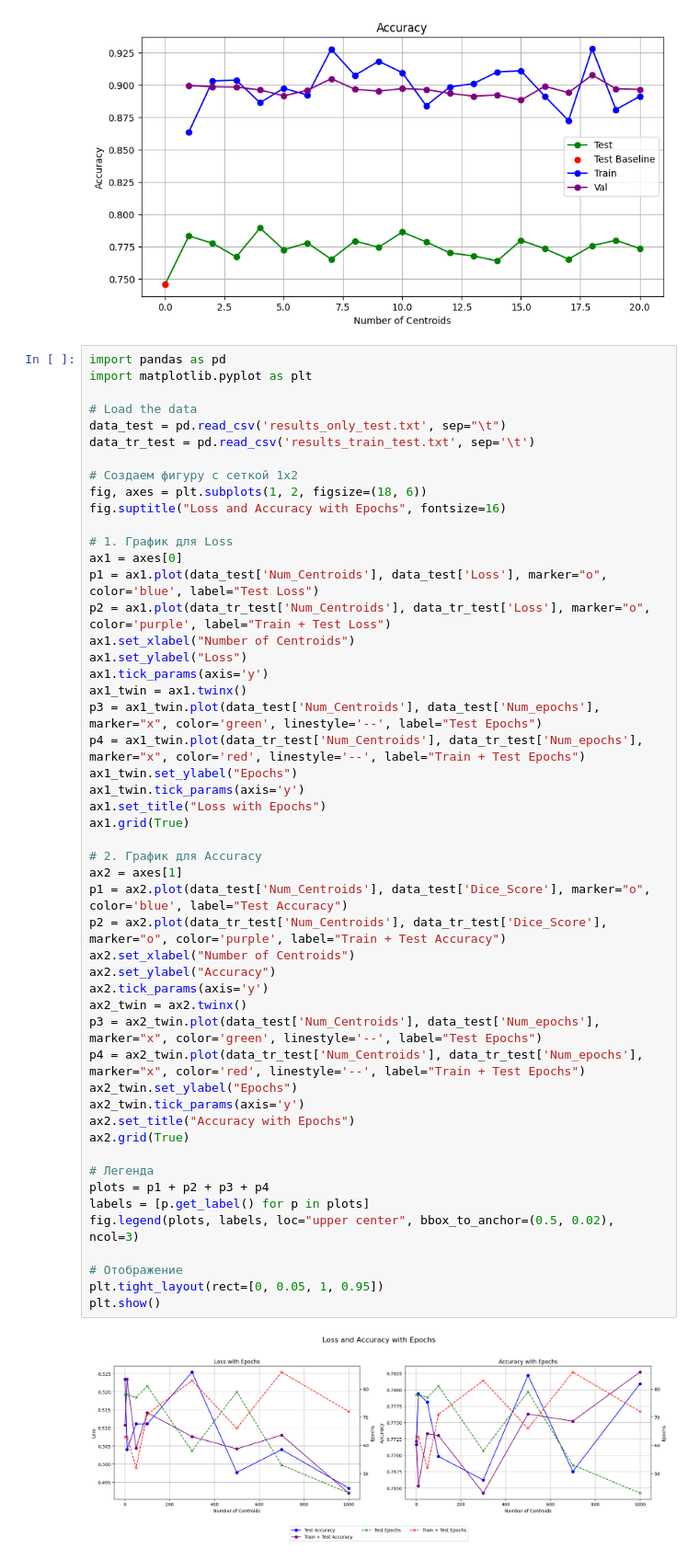
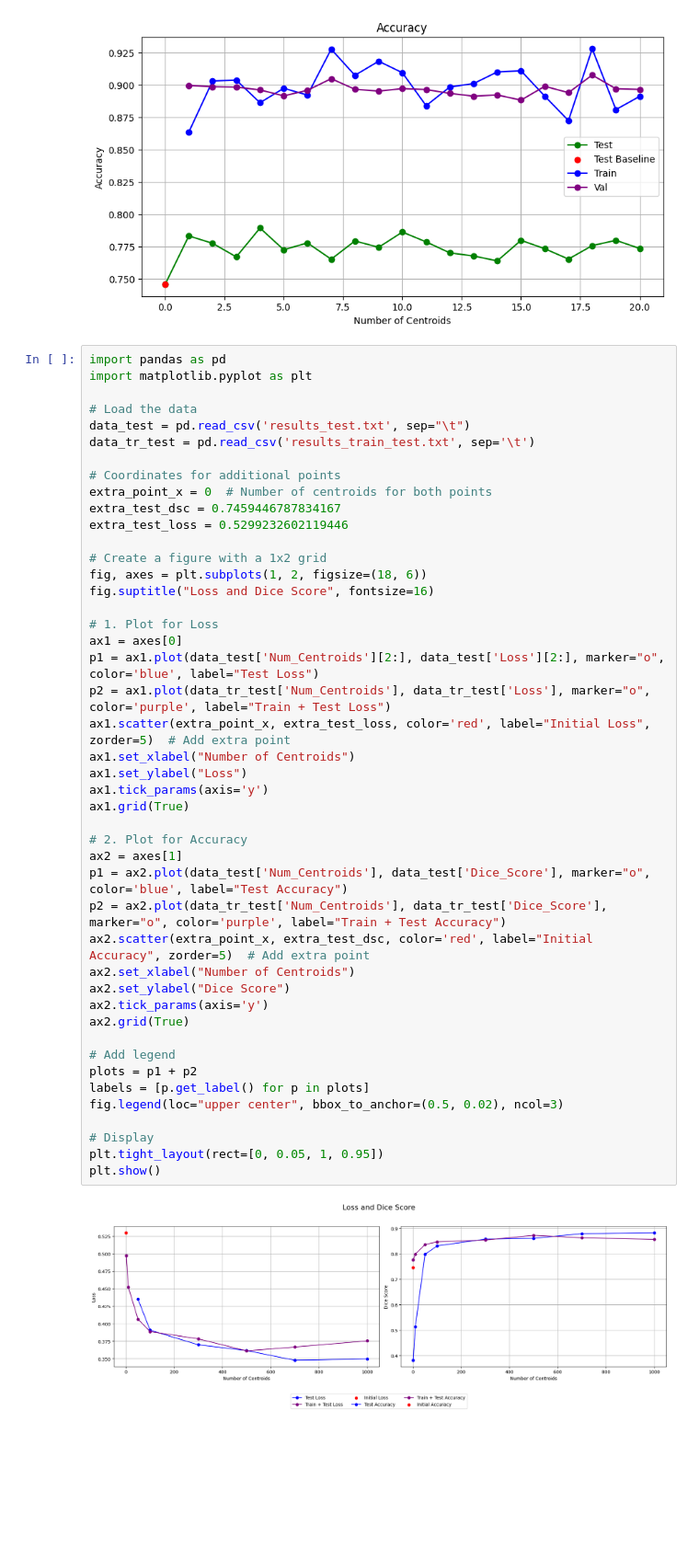
Before and after one commit to jlennartz/MedImSeg, a Jupyter notebook: src/full_vers.ipynb, the cells around one changed output. Shown at 92% size. Saved outputs shown, nothing was run; the diff lists cells and outputs as text; blank space fills up the shorter version.

```diff
--- a/src/full_vers.ipynb
+++ b/src/full_vers.ipynb
@@ -313,52 +313,47 @@ plt.show()
 # %%
 import pandas as pd
 import matplotlib.pyplot as plt
 
 # Load the data
-data_test = pd.read_csv('results_only_test.txt', sep="\t")
+data_test = pd.read_csv('results_test.txt', sep="\t")
 data_tr_test = pd.read_csv('results_train_test.txt', sep='\t')
 
-# Создаем фигуру с сеткой 1x2
+# Coordinates for additional points
+extra_point_x = 0  # Number of centroids for both points
+extra_test_dsc = 0.7459446787834167
+extra_test_loss = 0.5299232602119446
+
+# Create a figure with a 1x2 grid
 fig, axes = plt.subplots(1, 2, figsize=(18, 6))
-fig.suptitle("Loss and Accuracy with Epochs", fontsize=16)
+fig.suptitle("Loss and Dice Score", fontsize=16)
 
-# 1. График для Loss
+# 1. Plot for Loss
 ax1 = axes[0]
-p1 = ax1.plot(data_test['Num_Centroids'], data_test['Loss'], marker="o", color='blue', label="Test Loss")
+p1 = ax1.plot(data_test['Num_Centroids'][2:], data_test['Loss'][2:], marker="o", color='blue', label="Test Loss")
 p2 = ax1.plot(data_tr_test['Num_Centroids'], data_tr_test['Loss'], marker="o", color='purple', label="Train + Test Loss")
+ax1.scatter(extra_point_x, extra_test_loss, color='red', label="Initial Loss", zorder=5)  # Add extra point
 ax1.set_xlabel("Number of Centroids")
 ax1.set_ylabel("Loss")
 ax1.tick_params(axis='y')
-ax1_twin = ax1.twinx()
-p3 = ax1_twin.plot(data_test['Num_Centroids'], data_test['Num_epochs'], marker="x", color='green', linestyle='--', label="Test Epochs")
-p4 = ax1_twin.plot(data_tr_test['Num_Centroids'], data_tr_test['Num_epochs'], marker="x", color='red', linestyle='--', label="Train + Test Epochs")
-ax1_twin.set_ylabel("Epochs")
-ax1_twin.tick_params(axis='y')
-ax1.set_title("Loss with Epochs")
 ax1.grid(True)
 
-# 2. График для Accuracy
+# 2. Plot for Accuracy
 ax2 = axes[1]
 p1 = ax2.plot(data_test['Num_Centroids'], data_test['Dice_Score'], marker="o", color='blue', label="Test Accuracy")
 p2 = ax2.plot(data_tr_test['Num_Centroids'], data_tr_test['Dice_Score'], marker="o", color='purple', label="Train + Test Accuracy")
+ax2.scatter(extra_point_x, extra_test_dsc, color='red', label="Initial Accuracy", zorder=5)  # Add extra point
 ax2.set_xlabel("Number of Centroids")
-ax2.set_ylabel("Accuracy")
+ax2.set_ylabel("Dice Score")
 ax2.tick_params(axis='y')
-ax2_twin = ax2.twinx()
-p3 = ax2_twin.plot(data_test['Num_Centroids'], data_test['Num_epochs'], marker="x", color='green', linestyle='--', label="Test Epochs")
-p4 = ax2_twin.plot(data_tr_test['Num_Centroids'], data_tr_test['Num_epochs'], marker="x", color='red', linestyle='--', label="Train + Test Epochs")
-ax2_twin.set_ylabel("Epochs")
-ax2_twin.tick_params(axis='y')
-ax2.set_title("Accuracy with Epochs")
 ax2.grid(True)
 
-# Легенда
-plots = p1 + p2 + p3 + p4
+# Add legend
+plots = p1 + p2
 labels = [p.get_label() for p in plots]
-fig.legend(plots, labels, loc="upper center", bbox_to_anchor=(0.5, 0.02), ncol=3)
+fig.legend(loc="upper center", bbox_to_anchor=(0.5, 0.02), ncol=3)
 
-# Отображение
+# Display
 plt.tight_layout(rect=[0, 0.05, 1, 0.95])
 plt.show()
 # %% [output]
-[figure, old version]
+[figure, new version]
```
Also changed, not shown: parts of 2 cells of this notebook, 5 other files.
